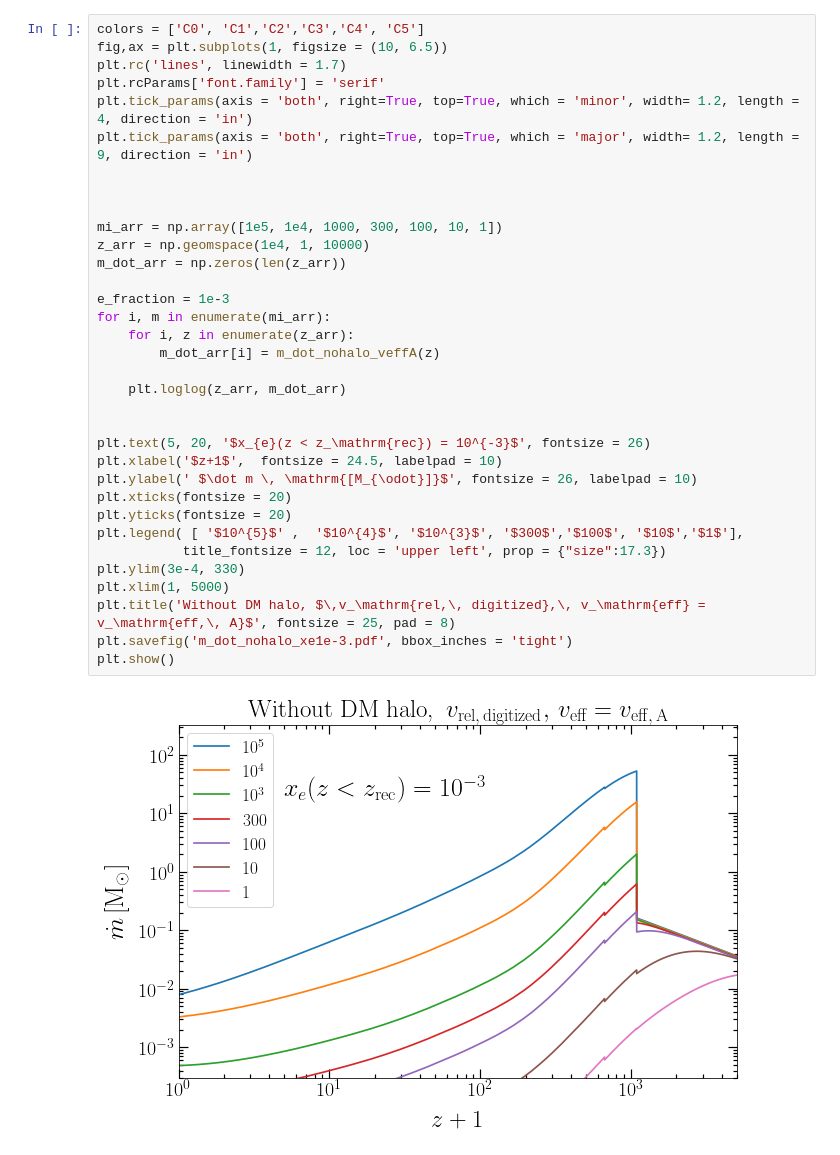
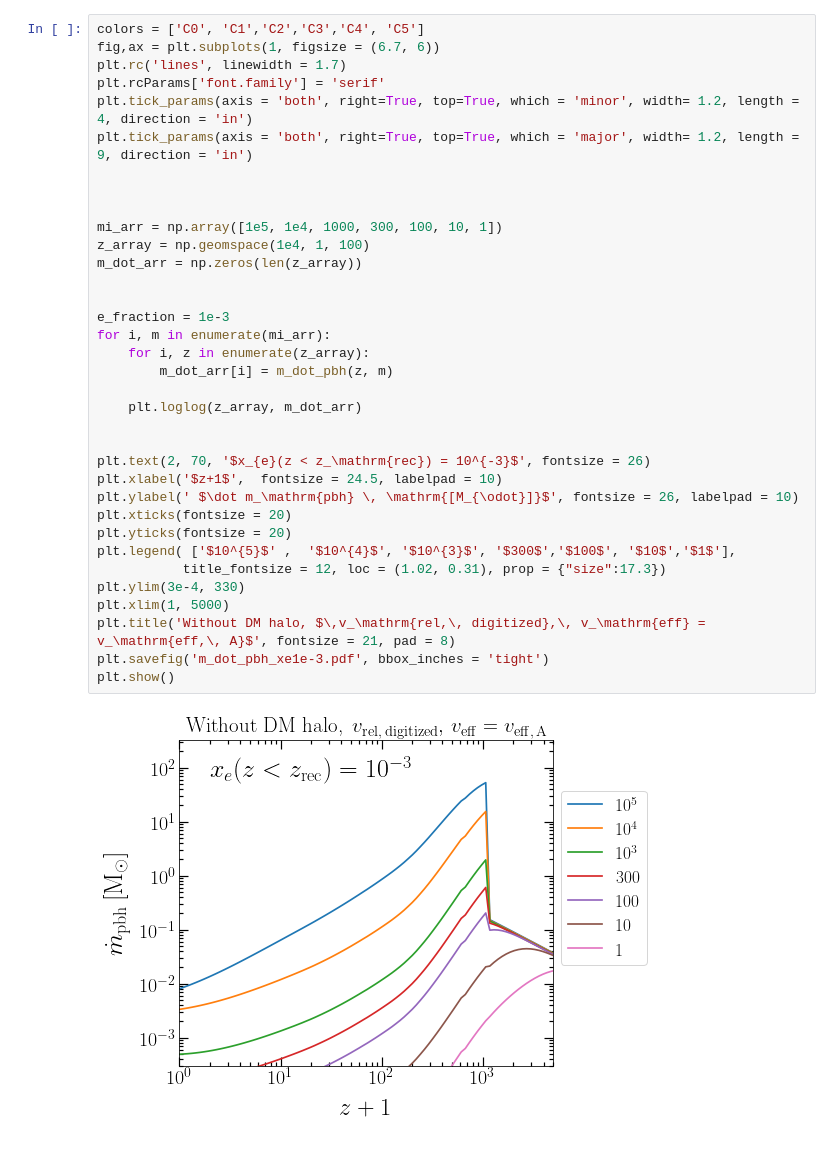
Before and after one commit to pratibhajangra591/project-2, a Jupyter notebook: m_dot.ipynb, the cells around one changed output. Cells and saved outputs as stored; diff of their text form.

```diff
--- a/m_dot.ipynb
+++ b/m_dot.ipynb
@@ -69,38 +92,39 @@ def m_dot_nohalo_veffA(z):
 # %%
 colors = ['C0', 'C1','C2','C3','C4', 'C5']
-fig,ax = plt.subplots(1, figsize = (10, 6.5))
+fig,ax = plt.subplots(1, figsize = (6.7, 6))
 plt.rc('lines', linewidth = 1.7)
 plt.rcParams['font.family'] = 'serif'
 plt.tick_params(axis = 'both', right=True, top=True, which = 'minor', width= 1.2, length = 4, direction = 'in')
 plt.tick_params(axis = 'both', right=True, top=True, which = 'major', width= 1.2, length = 9, direction = 'in')
 
 
 
 mi_arr = np.array([1e5, 1e4, 1000, 300, 100, 10, 1])
-z_arr = np.geomspace(1e4, 1, 10000)
-m_dot_arr = np.zeros(len(z_arr))
+z_array = np.geomspace(1e4, 1, 100)
+m_dot_arr = np.zeros(len(z_array))
+
 
 e_fraction = 1e-3
 for i, m in enumerate(mi_arr):
-    for i, z in enumerate(z_arr):
-        m_dot_arr[i] = m_dot_nohalo_veffA(z)
+    for i, z in enumerate(z_array):
+        m_dot_arr[i] = m_dot_pbh(z, m)
 
-    plt.loglog(z_arr, m_dot_arr)
+    plt.loglog(z_array, m_dot_arr)
 
 
-plt.text(5, 20, '$x_{e}(z < z_\mathrm{rec}) = 10^{-3}$', fontsize = 26)
+plt.text(2, 70, '$x_{e}(z < z_\mathrm{rec}) = 10^{-3}$', fontsize = 26)
 plt.xlabel('$z+1$',  fontsize = 24.5, labelpad = 10)
-plt.ylabel(' $\dot m \, \mathrm{[M_{\odot}]}$', fontsize = 26, labelpad = 10)
+plt.ylabel(' $\dot m_\mathrm{pbh} \, \mathrm{[M_{\odot}]}$', fontsize = 26, labelpad = 10)
 plt.xticks(fontsize = 20)
 plt.yticks(fontsize = 20)
-plt.legend( [ '$10^{5}$' ,  '$10^{4}$', '$10^{3}$', '$300$','$100$', '$10$','$1$'],
-           title_fontsize = 12, loc = 'upper left', prop = {"size":17.3})
+plt.legend( ['$10^{5}$' ,  '$10^{4}$', '$10^{3}$', '$300$','$100$', '$10$','$1$'],
+           title_fontsize = 12, loc = (1.02, 0.31), prop = {"size":17.3})
 plt.ylim(3e-4, 330)
 plt.xlim(1, 5000)
-plt.title('Without DM halo, $\,v_\mathrm{rel,\, digitized},\, v_\mathrm{eff} = v_\mathrm{eff,\, A}$', fontsize = 25, pad = 8)
-plt.savefig('m_dot_nohalo_xe1e-3.pdf', bbox_inches = 'tight')
+plt.title('Without DM halo, $\,v_\mathrm{rel,\, digitized},\, v_\mathrm{eff} = v_\mathrm{eff,\, A}$', fontsize = 21, pad = 8)
+plt.savefig('m_dot_pbh_xe1e-3.pdf', bbox_inches = 'tight')
 plt.show()
 # %% [output]
-[figure, old version]
+[figure, new version]
 # %%
 colors = ['C0', 'C1','C2','C3','C4', 'C5']
```
Also changed, not shown: parts of 14 cells of this notebook.
